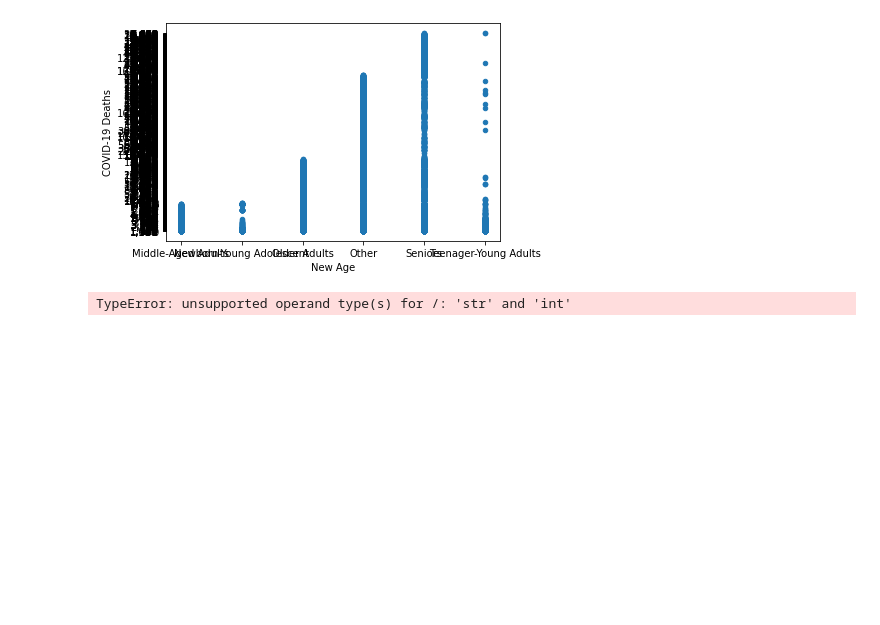
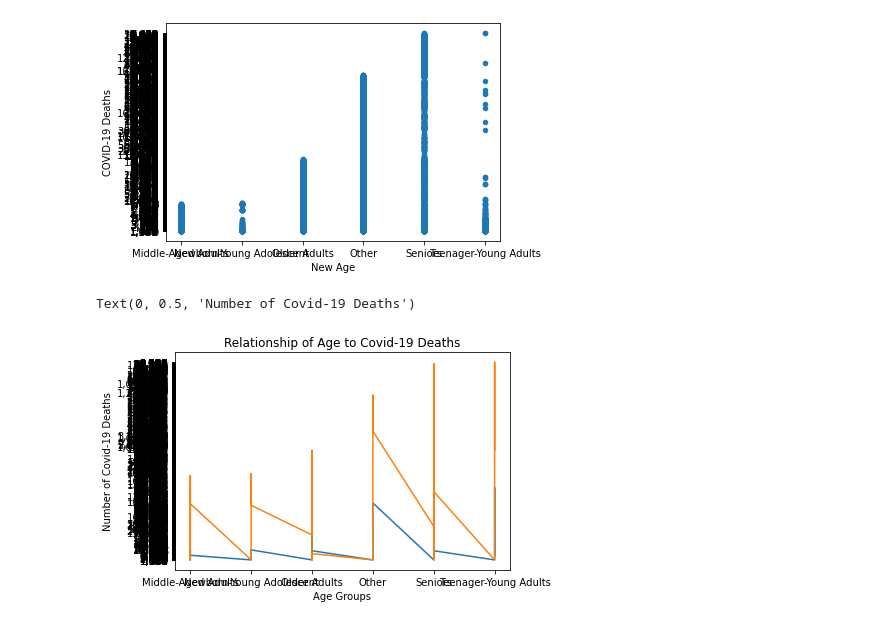
Before and after one commit to itsjonlau/Final-Project, a Jupyter notebook: JonLau_Dev/Analyzing_Data.ipynb, the cells around one changed output. Saved outputs shown, nothing was run; the diff lists cells and outputs as text; code cells hidden in the pictures; blank space fills up the shorter version.

```diff
--- a/JonLau_Dev/Analyzing_Data.ipynb
+++ b/JonLau_Dev/Analyzing_Data.ipynb
@@ -40,11 +40,12 @@ plt.show()
 # %%
 x= (Updated_Data['New Age'])
 y= (Updated_Data['COVID-19 Deaths'])
 z= (Updated_Data['Total Deaths'])
-plt.plot(x, y/ 10**6)
+plt.plot(x, y)
 plt.plot(x, z)
 plt.title("Relationship of Age to Covid-19 Deaths")
 plt.xlabel("Age Groups")
 plt.ylabel("Number of Covid-19 Deaths")
 # %% [output]
-TypeError: unsupported operand type(s) for /: 'str' and 'int'
+Text(0, 0.5, 'Number of Covid-19 Deaths')
+[figure, added]
```
Also changed, not shown: 2 other files.
